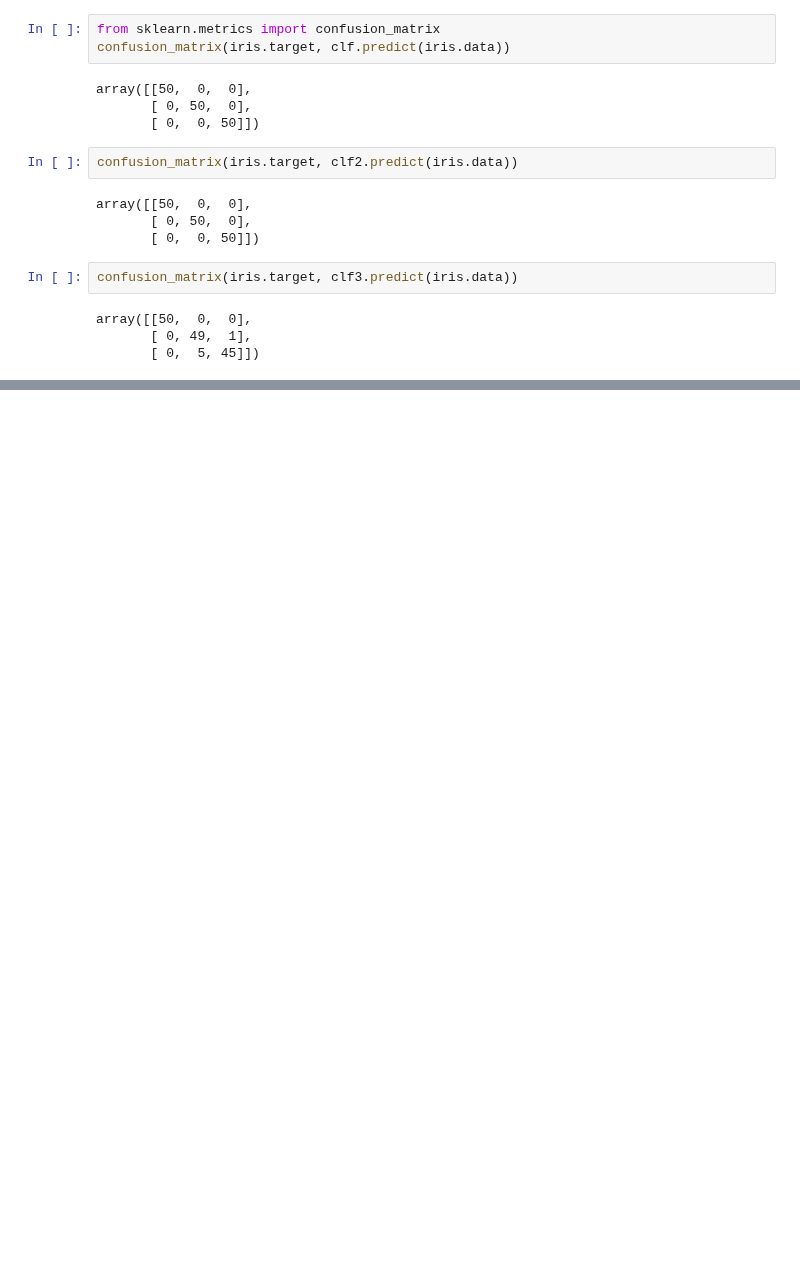
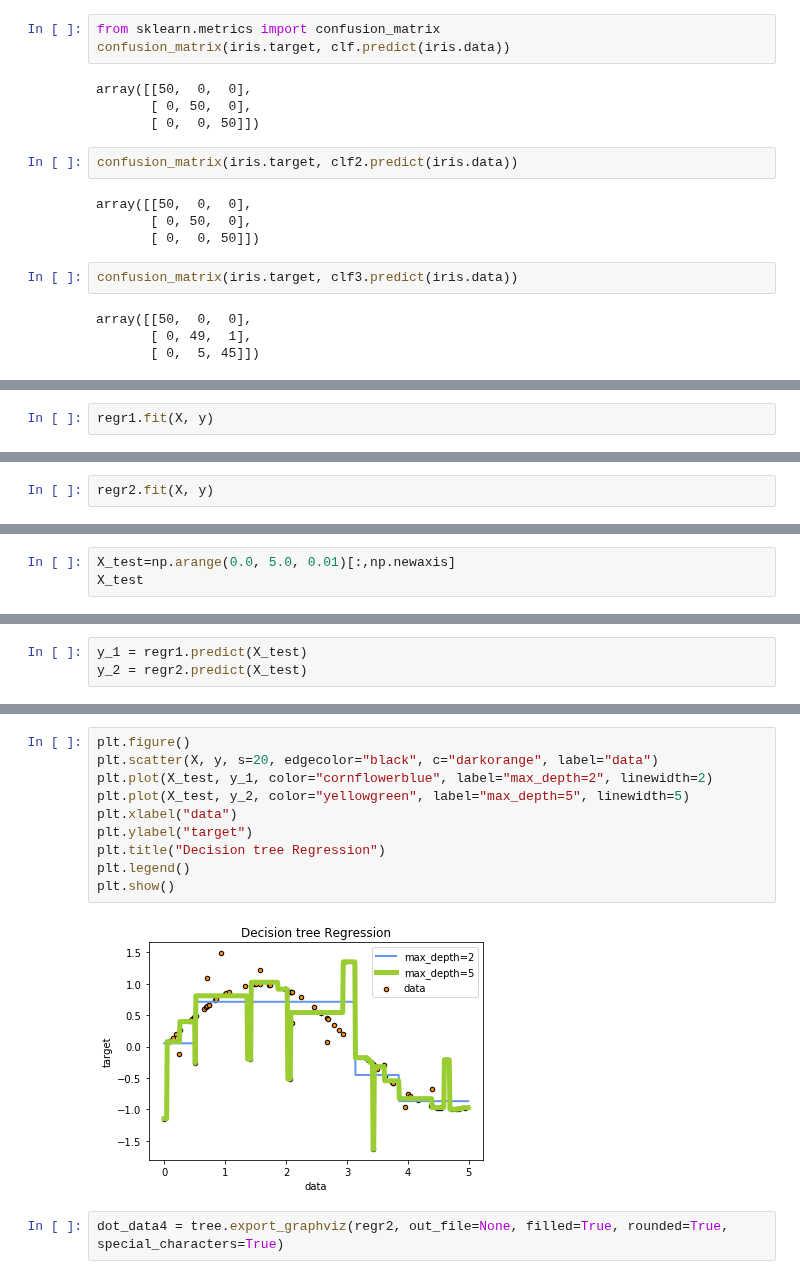
Before and after one commit to YoungJae-Hur/Data-science, a Jupyter notebook: ml-algorithms/8. decision tree.ipynb, the cells around one changed output, grey strips where cells are left out. Cells and saved outputs as stored; diff of their text form; blank space fills up the shorter version.

Commit message:
Update visualization in decision tree

```diff
--- a/ml-algorithms/8. decision tree.ipynb
+++ b/ml-algorithms/8. decision tree.ipynb
@@ -141,0 +181,2 @@ array([[50,  0,  0],
+# %%
+regr1.fit(X, y)
@@ -141,0 +189,2 @@ array([[50,  0,  0],
+# %%
+regr2.fit(X, y)
@@ -141,0 +197,3 @@ array([[50,  0,  0],
+# %%
+X_test=np.arange(0.0, 5.0, 0.01)[:,np.newaxis]
+X_test
@@ -141,0 +218,3 @@ array([[50,  0,  0],
+# %%
+y_1 = regr1.predict(X_test)
+y_2 = regr2.predict(X_test)
@@ -141,0 +241,14 @@ array([[50,  0,  0],
+# %%
+plt.figure()
+plt.scatter(X, y, s=20, edgecolor="black", c="darkorange", label="data")
+plt.plot(X_test, y_1, color="cornflowerblue", label="max_depth=2", linewidth=2)
+plt.plot(X_test, y_2, color="yellowgreen", label="max_depth=5", linewidth=5)
+plt.xlabel("data")
+plt.ylabel("target")
+plt.title("Decision tree Regression")
+plt.legend()
+plt.show()
+# %% [output]
+[figure, added]
+# %%
+dot_data4 = tree.export_graphviz(regr2, out_file=None, filled=True, rounded=True, special_characters=True)
```
Also changed, not shown: parts of 17 cells of this notebook.
